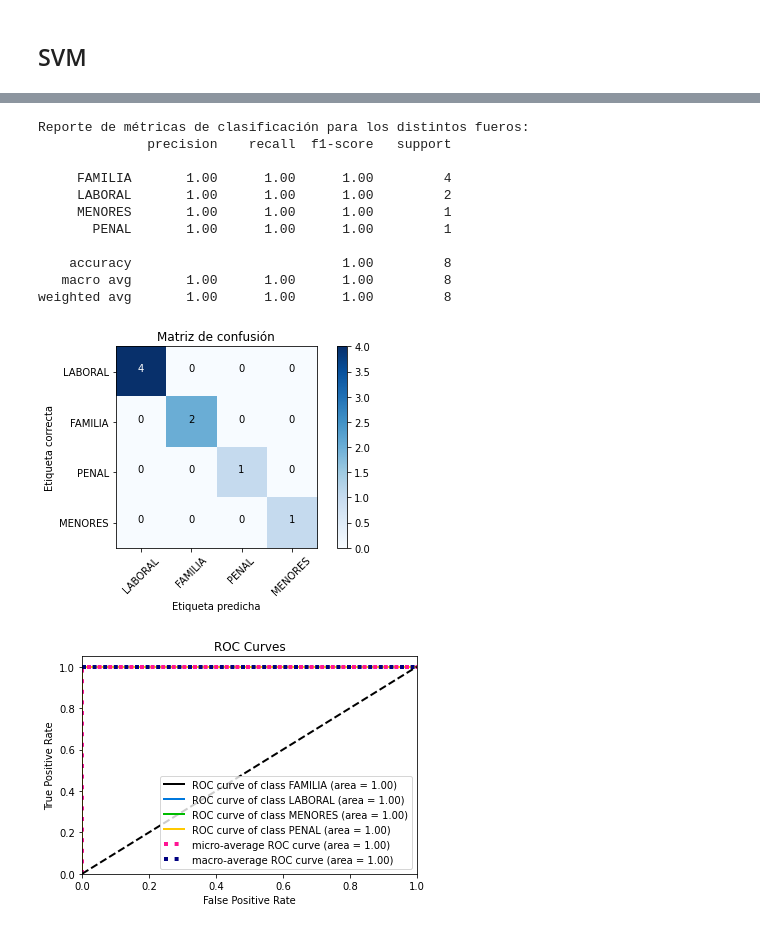
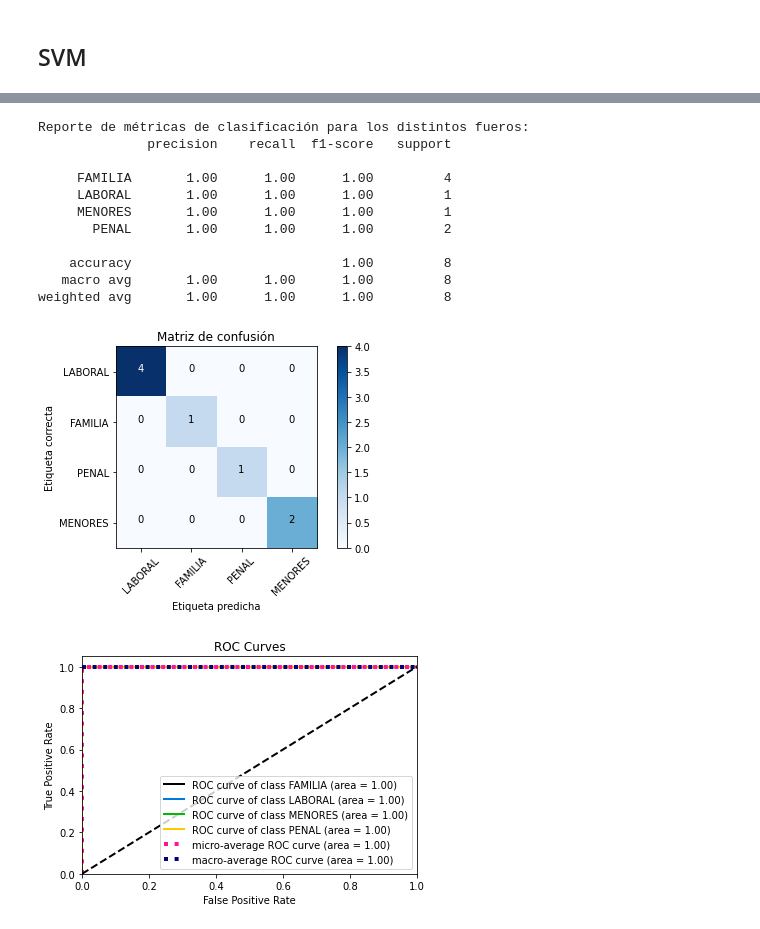
Before and after one commit to adrian-alejandro/Busqueda-y-Recomendacion-para-Textos-Legales-Mentoria-2022, a Jupyter notebook: Practico 3 - Aprendizaje Supervisado.ipynb, the cells around one changed output, grey strips where cells are left out. Cells and saved outputs as stored; diff of their text form; code cells hidden in the pictures.

Commit message:
fix valor varianza + fix de train test split usando stratify

```diff
--- a/Practico 3 - Aprendizaje Supervisado.ipynb
+++ b/Practico 3 - Aprendizaje Supervisado.ipynb
@@ -227,6 +227,7 @@ def format_results(results, params):
     cols += ['mean_test_score', 'std_test_score']
     results_df = results_df[cols].sort_values(by='mean_test_score',
                                               ascending=False)
+    results_df['variance'] = results_df['std_test_score']**2
     return results_df
 
 def adjust_hyperparameters(X_train, y_train, estimator, params, cv=5,
@@ -267,7 +268,7 @@ def adjust_hyperparameters(X_train, y_train, estimator, params, cv=5,
         nan_mask = results.mean_test_score.isna()
         n_nan = nan_mask.sum()
         n_best = best_mask.sum()
-        print("\nAccuracy promedio y varianza para las configuraciones convergentes "
+        print("\nAccuracy promedio, desviación estándar y varianza para las configuraciones convergentes "
               "(ordernadas en forma descendiente):")
         display(results[~nan_mask])
         if n_best > 1:
@@ -471,10 +472,10 @@ y = corpus_df.fuero.values
 classes = corpus_df.fuero.unique().tolist()
 
 # Separamos el dataset en entrenamiento y evaluación
-X_train, X_test, y_train, y_test = train_test_split(X, y, test_size=0.3)
+X_train, X_test, y_train, y_test = train_test_split(X, y, test_size=0.3, stratify=y)
 
 # Separamos el set de evaluación en testeo y validación (que guardamos para el final)
-X_test, X_val, y_test, y_val = train_test_split(X_test, y_test, test_size=0.1)
+X_test, X_val, y_test, y_val = train_test_split(X_test, y_test, test_size=0.1, stratify=y_test)
 
 print("Training set (%.1f%%): %s, %s" % (len(y_train)/len(y)*100, X_train.shape, y_train.shape))
 print("Testing set (%.1f%%): %s, %s" % (len(y_test)/len(y)*100, X_test.shape, y_test.shape))
@@ -729,37 +720,38 @@ Vemos que para ambos modelos la accuracy es del 100%. Habrá que ver si ampliand
 # %%
 # SVM
 
 params = {
     'C': 1.56,
     'break_ties':True, # If true, decision_function_shape='ovr', and number of classes > 2, predict will break ties according to the confidence values of decision_function; otherwise the first class among the tied classes is returned. Please note that breaking ties comes at a relatively high computational cost compared to a simple predict.
     'decision_function_shape':'ovr', # Whether to return a one-vs-rest (‘ovr’) decision function of shape (n_samples, n_classes) as all other classifiers, or the original one-vs-one (‘ovo’) decision function of libsvm which has shape (n_samples, n_classes * (n_classes - 1) / 2). However, note that internally, one-vs-one (‘ovo’) is always used as a multi-class strategy to train models; an ovr matrix is only constructed from the ovo matrix.
     'gamma': 'scale', # Kernel coefficient. Default=scale, if gamma='scale' (default) is passed then it uses 1 / (n_features * X.var()) as value of gamma,
     'kernel': 'sigmoid',
     'shrinking': True, # Whether to use the shrinking heuristic. Default=True. If number of iterations is large, then shrinking can shorten the training time
-    'probability': True # Utlizamos para mostrar resultados en curva ROC
+    'probability': True, # Utlizamos para mostrar resultados en curva ROC
+    'random_state': 42
 }
 
 model = SVC(**params)
 
 model.fit(X_train, y_train)
 
 y_pred = model.predict(X_val)
 y_prob = model.predict_proba(X_val)
 
 show_results(y_val, y_pred, y_prob, classes)
 # %% [output]
 Reporte de métricas de clasificación para los distintos fueros:
               precision    recall  f1-score   support
 
      FAMILIA       1.00      1.00      1.00         4
-     LABORAL       1.00      1.00      1.00         2
+     LABORAL       1.00      1.00      1.00         1
      MENORES       1.00      1.00      1.00         1
-       PENAL       1.00      1.00      1.00         1
+       PENAL       1.00      1.00      1.00         2
 
     accuracy                           1.00         8
    macro avg       1.00      1.00      1.00         8
 weighted avg       1.00      1.00      1.00         8
-[figure, old version]
+[figure, new version]
 [figure]
 # %%
 # Logistic Regression
```
Also changed, not shown: parts of 7 cells of this notebook, 3 other files.
